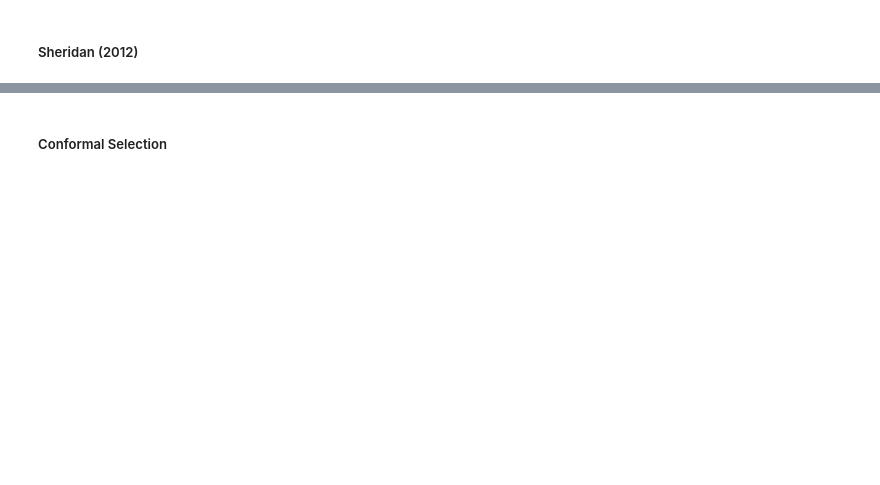
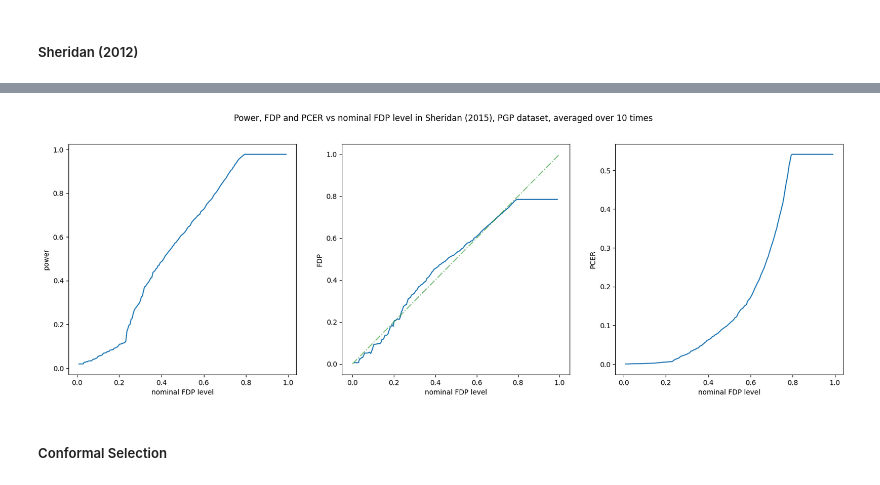
Before and after one commit to Tian-Bai/selcf_paper, a Jupyter notebook: utils/Sheridan-vs-Conformal.ipynb, the cells around one changed output, grey strips where cells are left out. Cells and saved outputs as stored; diff of their text form; code cells hidden in the pictures; blank space fills up the shorter version.

```diff
--- a/utils/Sheridan-vs-Conformal.ipynb
+++ b/utils/Sheridan-vs-Conformal.ipynb
@@ -382,3 +488,20 @@ plt.show()
+# %%
+fig, axs = plt.subplots(ncols=3, figsize=(20, 6))
+
+fig.suptitle(f"Power, FDP and PCER vs nominal FDP level in Sheridan (2015), {dataset_name} dataset, averaged over 10 times")
+axs[0].plot(fdp_nominals, powers_15)
+axs[0].set_xlabel("nominal FDP level")
+axs[0].set_ylabel("power")
+axs[1].plot(fdp_nominals, fdps_15)
+axs[1].set_xlabel("nominal FDP level")
+axs[1].set_ylabel("FDP")
+axs[2].plot(fdp_nominals, pcers_15)
+axs[1].plot([0, 1], [0, 1], color='green', linestyle='-.', alpha=0.5)
+axs[2].set_xlabel("nominal FDP level")
+axs[2].set_ylabel("PCER")
+plt.show()
+# %% [output]
+[figure, added]
 # %% [markdown]
 ##### Conformal Selection
 # %%
```
Also changed, not shown: parts of 15 cells of this notebook, 3 other files.
